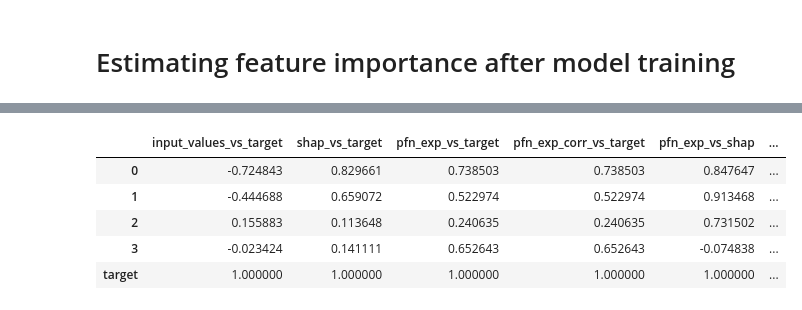
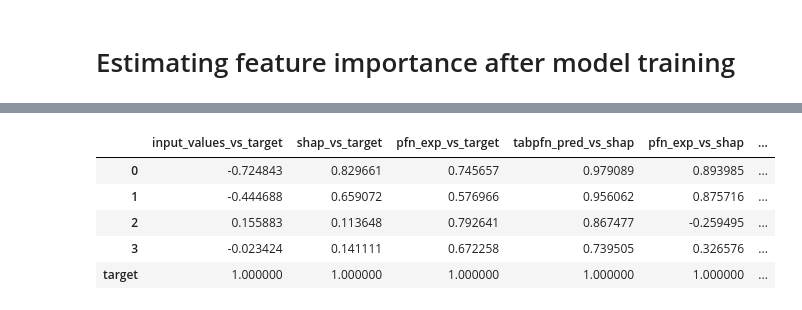
Before and after one commit to joaopfonseca/ExplainerPFN, a Jupyter notebook: notebooks/3-explainerpfn_tests.ipynb, the cells around one changed output, grey strips where cells are left out. Drawn from its saved outputs; the diff is of its cells as text; code cells hidden in the pictures.

```diff
--- a/notebooks/3-explainerpfn_tests.ipynb
+++ b/notebooks/3-explainerpfn_tests.ipynb
@@ -163,6 +79,7 @@ for ax, (label, data) in zip(axes, label_data.items()):
 # %% [markdown]
 # Estimating feature importance after model training
 # %%
-xai = ExplainerPFN(model_path="../../test_explainerpfn_model.ckp", random_state=42)
+xai = ExplainerPFN(model_path="../../explainerpfn_model_DEC_03.ckp", n_estimators=5, random_state=42)
+# xai = ExplainerPFN(model_path="../../test_explainerpfn_model_NOV_15_v2_BEST.ckp", random_state=42)
 xai.fit(X_train, y_train)
-explanations = xai.predict(X_test, y_test)
+explanations = xai.predict(X_test, y_test, output_type="mean")
@@ -183,7 +85,0 @@ array([7.08018084, 2.00613574, 0.04890568, 0.23763464])
-# %%
-from sklearn.linear_model import LinearRegression
-
-lr = LinearRegression(fit_intercept=False)
-lr.fit(explanations, y_test - y_test.mean())
-# print(lr.score(X, y))
-explanations_corrected = explanations * (lr.coef_ * np.sign(df.corr()["target"].drop("target").values) * -1)  # , lr.intercept_
@@ -189,0 +140,8 @@ explanations_corrected = explanations * (lr.coef_ * np.sign(df.corr()["target"].
+# %%
+# NOTE: THIS PART IS EXPERIMENTAL
+# df_corrected = df_explanations / df_explanations.std() * X_test.corr().abs()["target"]
+# df_corrected = (df_corrected - df_corrected.mean()) / df_corrected.values.std()
+# explanations_corrected = (df_corrected * y_test.std() / np.sqrt(X_test.shape[1])).drop(columns="target").values
+#
+# explanations_corrected = xai.apply_correction(y_test, explanations, kind=["multiplicative"])
+explanations_corrected = xai.apply_correction(y_test, explanations, kind=["linear", "additive"])
@@ -198,41 +292,74 @@ correlations["shap_vs_target"] = df_shap.corr()["target"]
 
 # Correlation between PFN explanations and the predicted target
 df_explanations = pd.DataFrame(
     explanations.astype(float), columns=df_train.columns.drop("target")
 )
 df_explanations["target"] = y_test
 correlations["pfn_exp_vs_target"] = df_explanations.corr()["target"]
 
 # Correlation between the corrected PFN explanations and the predicted target
-df_explanations_corrected = pd.DataFrame(
-    explanations_corrected.astype(float), columns=df_train.columns.drop("target")
+df_tabpfn_preds = pd.DataFrame(
+    tabpfn_preds.astype(float), columns=df_train.columns.drop("target")
 )
-df_explanations_corrected["target"] = y_test
-correlations["pfn_exp_corr_vs_target"] = df_explanations_corrected.corr()["target"]
+df_tabpfn_preds["target"] = y_test
+correlations["tabpfn_pred_vs_shap"] = pd.Series(
+    [
+        np.corrcoef(df_tabpfn_preds.loc[:, i], df_shap.loc[:, i])[0, 1]
+        for i in df_explanations.columns
+    ],
+    index=df_explanations.columns,
+)
+
 
 # Correlation between PFN explanations and SHAP values
 correlations["pfn_exp_vs_shap"] = pd.Series(
     [
         np.corrcoef(df_explanations.loc[:, i], df_shap.loc[:, i])[0, 1]
         for i in df_explanations.columns
     ],
     index=df_explanations.columns,
 )
 
-# Correlation between corrected PFN explanations and SHAP values
+# Correlation between linear corrected PFN explanations and SHAP values
 correlations["pfn_exp_corr_vs_shap"] = pd.Series(
     [
         np.corrcoef(df_explanations_corrected.loc[:, i], df_shap.loc[:, i])[0, 1]
         for i in df_explanations_corrected.columns
     ],
     index=df_explanations_corrected.columns,
 )
 
+# Correlation between corrected PFN explanations and SHAP values
+# df_explanations_linear = pd.DataFrame(
+#     explanations_linear.astype(float), columns=df_train.columns.drop("target")
+# )
+# df_explanations_linear["target"] = y_test
+# correlations["lin_pfn_exp_corr_vs_shap"] = pd.Series(
+#     [
+#         np.corrcoef(df_explanations_linear.loc[:, i], df_shap.loc[:, i])[0, 1]
+#         for i in df_explanations_linear.columns
+#     ],
+#     index=df_explanations_linear.columns,
+# )
+
+# Correlation between linear+corrected PFN explanations and SHAP values
+# df_explanations_linear_corrected = pd.DataFrame(
+#     explanations_linear_corrected.astype(float), columns=df_train.columns.drop("target")
+# )
+# df_explanations_linear_corrected["target"] = y_test
+# correlations["lin_corr_pfn_exp_corr_vs_shap"] = pd.Series(
+#     [
+#         np.corrcoef(df_explanations_linear_corrected.loc[:, i], df_shap.loc[:, i])[0, 1]
+#         for i in df_explanations_linear_corrected.columns
+#     ],
+#     index=df_explanations_linear_corrected.columns,
+# )
+
 pd.DataFrame(correlations)
 # %% [output]
-|  | input_values_vs_target | shap_vs_target | pfn_exp_vs_target | pfn_exp_corr_vs_target | pfn_exp_vs_shap | ... |
-| 0 | -0.724843 | 0.829661 | 0.738503 | 0.738503 | 0.847647 | ... |
-| 1 | -0.444688 | 0.659072 | 0.522974 | 0.522974 | 0.913468 | ... |
-| 2 | 0.155883 | 0.113648 | 0.240635 | 0.240635 | 0.731502 | ... |
-| 3 | -0.023424 | 0.141111 | 0.652643 | 0.652643 | -0.074838 | ... |
+|  | input_values_vs_target | shap_vs_target | pfn_exp_vs_target | tabpfn_pred_vs_shap | pfn_exp_vs_shap | ... |
+| 0 | -0.724843 | 0.829661 | 0.745657 | 0.979089 | 0.893985 | ... |
+| 1 | -0.444688 | 0.659072 | 0.576966 | 0.956062 | 0.875716 | ... |
+| 2 | 0.155883 | 0.113648 | 0.792641 | 0.867477 | -0.259495 | ... |
+| 3 | -0.023424 | 0.141111 | 0.672258 | 0.739505 | 0.326576 | ... |
 | target | 1.000000 | 1.000000 | 1.000000 | 1.000000 | 1.000000 | ... |
```
Also changed, not shown: parts of 40 cells of this notebook, 6 other files.
